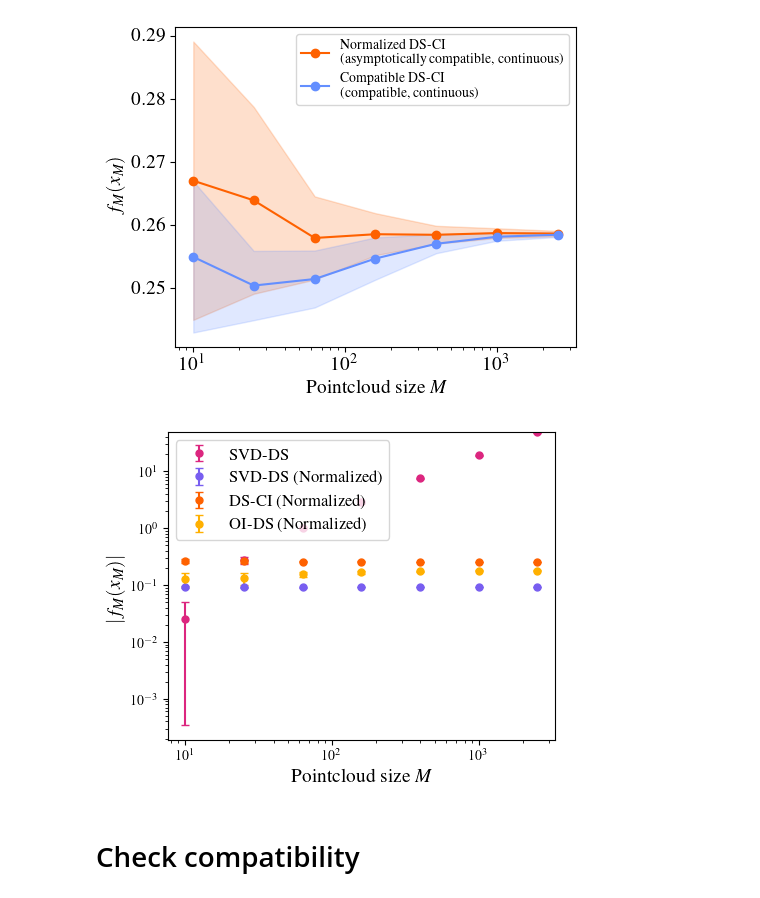
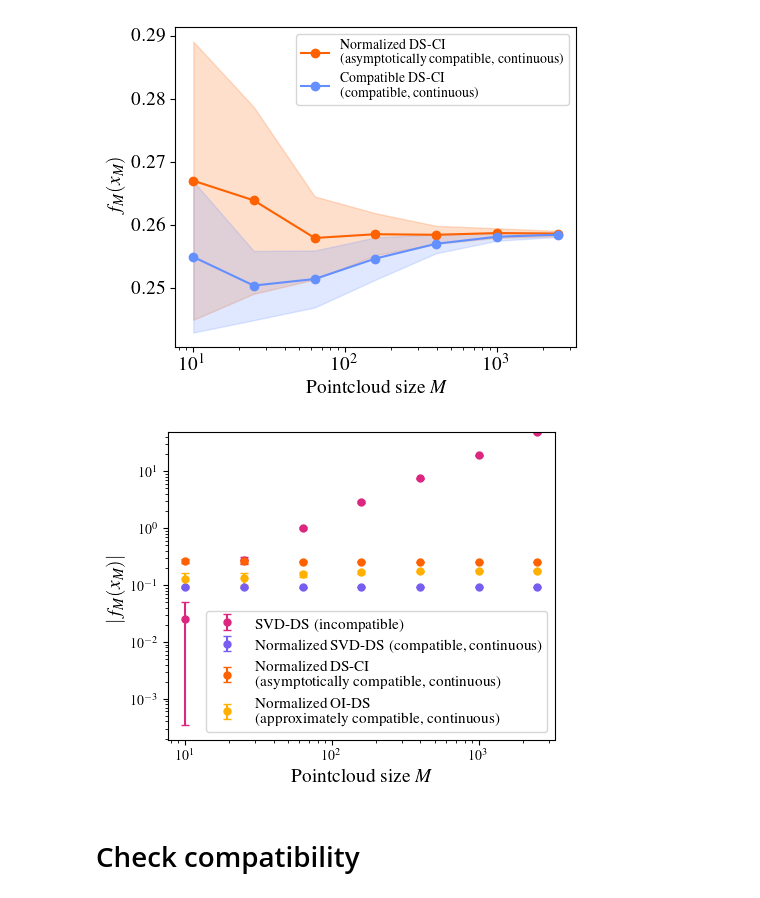
Before and after one commit to yuxinma98/transferring_transferability, a Jupyter notebook: O_d/transferability.ipynb, the cells around one changed output. Cells and saved outputs as stored; diff of their text form; code cells hidden in the pictures.

```diff
--- a/O_d/transferability.ipynb
+++ b/O_d/transferability.ipynb
@@ -201,7 +201,7 @@ for ax, model_name in zip(axs, models.keys()):
     ax.set_xscale("log")
     ax.set_xlabel("Pointcloud size $M$", fontsize=14)
     ax.set_ylabel("$f_M(x_M)$", fontsize=14)
-    ax.set_title(model_name, fontsize=16)
+    ax.set_title(plot_model_names[model_name], fontsize=16)
     ax.tick_params(axis="both", which="major", labelsize=14)
 
 plt.tight_layout()
@@ -288,30 +288,30 @@ plt.show()
 # %%
 # plot
 fig, ax = plt.subplots(figsize=(5, 4))
 models_plot = ["SVD-DS", "SVD-DS (Normalized)", "DS-CI (Normalized)", "OI-DS (Normalized)"]
 for model_name in models_plot:
     ax.errorbar(
         n_range,
         [abs(float(outputs[model_name][i].mean(dim=0).squeeze())) for i in range(len(n_range))],
         [abs(float(outputs[model_name][i].std(dim=0).squeeze())) for i in range(len(n_range))],
         fmt="o",
         capsize=3,
         markersize=5,
         color=color_dict[model_name],
-        label=model_name,
+        label=plot_model_names[model_name],
     )
 all_outputs = torch.stack([torch.stack(outputs[model]) for model in models.keys()])
 ax.set_xscale("log")
 ax.set_yscale("log")
 ax.set_xlabel("Pointcloud size $M$", fontsize=14)
 ax.set_ylabel("$|f_M(x_M)|$", fontsize=14)
-ax.legend(fontsize=12, loc="upper left")
+ax.legend(fontsize=11)
 plt.ylim(all_outputs.min(), all_outputs.max())
 
 plt.savefig(plot_dir + "O(d)_transferability_outputs_combined.pdf")
 plt.show()
 # %% [output]
-[figure, old version]
+[figure, new version]
 # %% [markdown]
 # Check compatibility
 # %%
```
Also changed, not shown: parts of 1 cell of this notebook, 8 other files.
